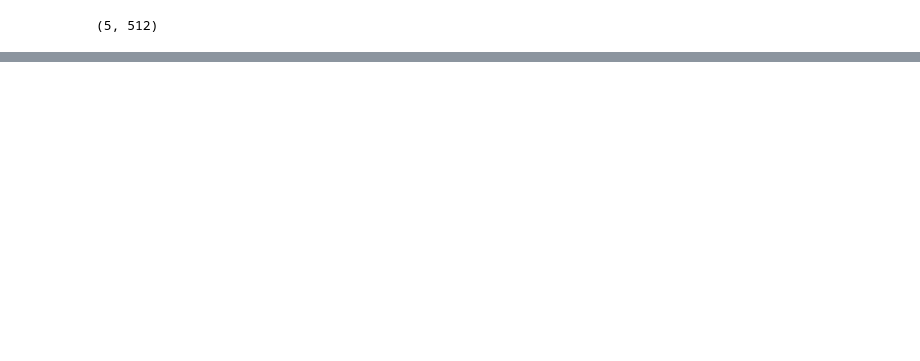
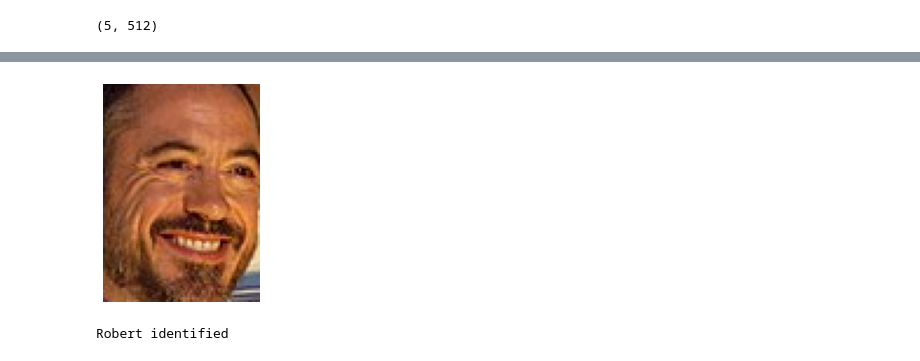
Before and after one commit to sam189239/face_attendance, a Jupyter notebook: final.ipynb, the cells around one changed output, grey strips where cells are left out. Drawn from its saved outputs; the diff is of its cells as text; code cells hidden in the pictures; blank space fills up the shorter version.

```diff
--- a/final.ipynb
+++ b/final.ipynb
@@ -197,0 +231,4 @@ Not found in Database
+# %%
+test_img_path = 'data/test/00000053.jpeg'
+Face_recog(test_img_path, output_file=True)
+# %% [output]
@@ -197,0 +239,2 @@ Not found in Database
+[figure, added]
+Robert identified
```
Also changed, not shown: parts of 21 cells of this notebook, 4 other files.
